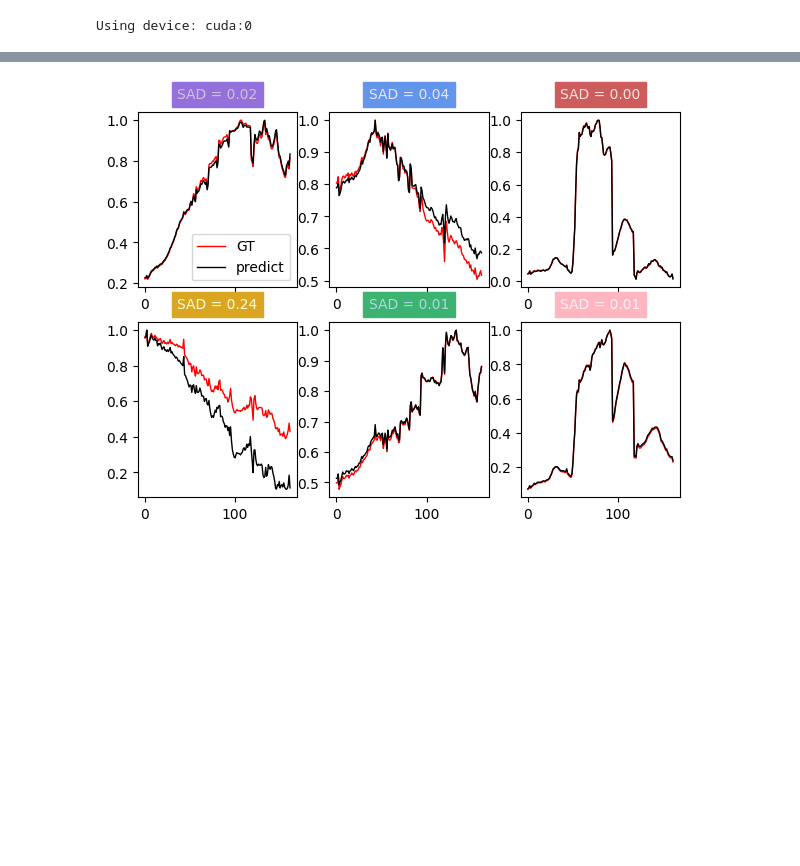
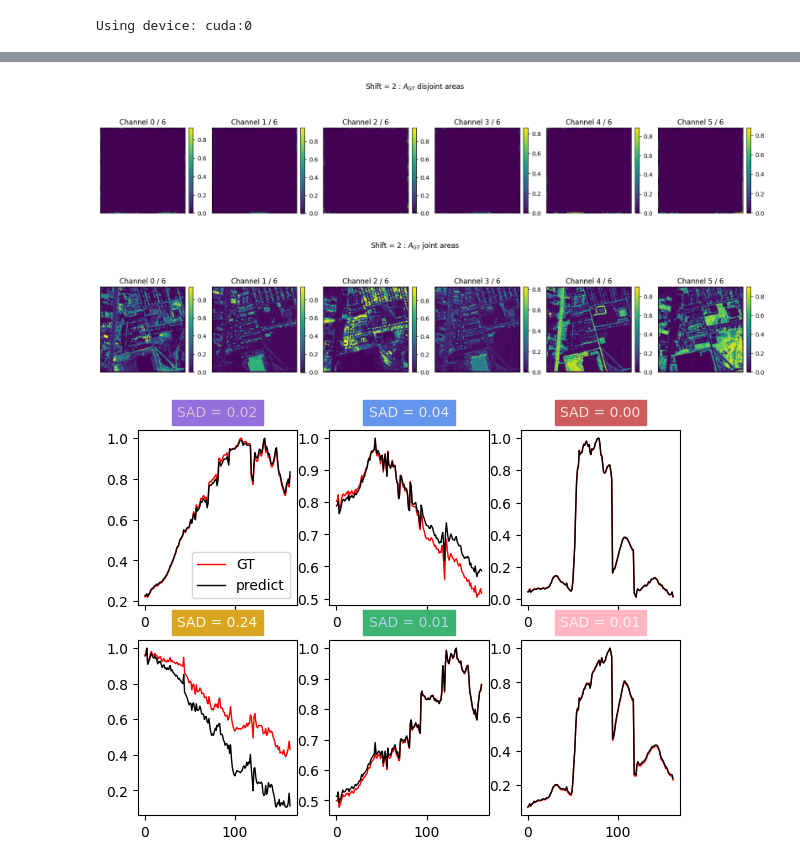
Before and after one commit to edabier/SS-HSU_benchmark, a Jupyter notebook: fm_unmixing_crop.ipynb, the cells around one changed output, grey strips where cells are left out. Saved outputs shown, nothing was run; the diff lists cells and outputs as text; code cells hidden in the pictures; blank space fills up the shorter version.

```diff
--- a/fm_unmixing_crop.ipynb
+++ b/fm_unmixing_crop.ipynb
@@ -232,3 +331,26 @@ Average SAD = 0.188, SAD_A = 0.317, MSE = 0.162
+# %%
+# shift = 2
+
+A_disjoints = torch.zeros(c, 224+shift, 224+shift)
+A_disjoints[:, :shift, :224] = A_hat_m1[:, :shift, :]
+A_disjoints[: , :224:, :shift] = A_hat_m1[:, :, :shift]
+A_disjoints[:, shift:, 224:] = A_hat_m2[:, :, 224-shift:]
+A_disjoints[: , 224:, shift:] = A_hat_m2[:, 224-shift:, :]
+
+A_joints = torch.zeros(c, 224+shift, 224+shift)
+A_joints[:, shift:224, shift:224] = A_hat_m1[:, shift:, shift:]
+A_joints[:, shift:224, shift:224] = A_hat_m2[:, :224-shift, :224-shift]
+
+title = f"Shift = {shift} : "
+title += r"$A_{GT}$ disjoint areas"
+plots.plot_hsi(A_disjoints, 6, title=title)
+
+title = f"Shift = {shift} : "
+title += r"$A_{GT}$ joint areas"
+plots.plot_hsi(A_joints, 6, title=title)
+# %% [output]
+[figure, added]
+[figure, added]
 # %%
 n_graph = None
 
```
Also changed, not shown: parts of 6 cells of this notebook, 4 other files.
